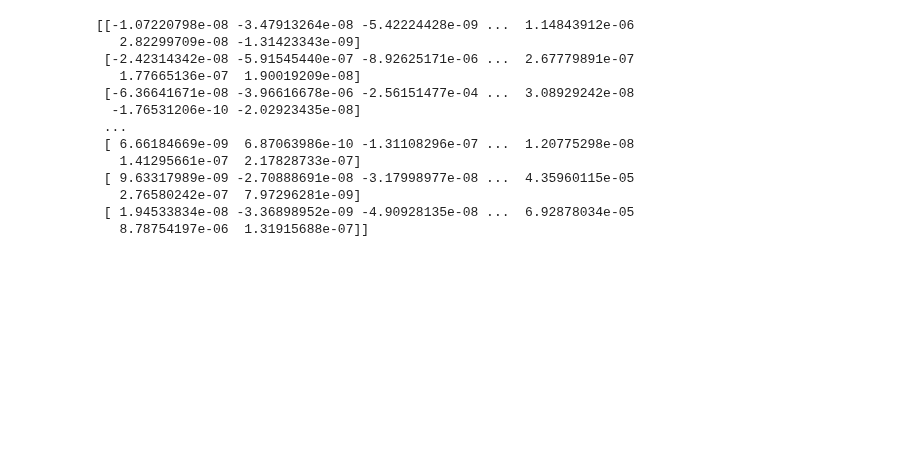
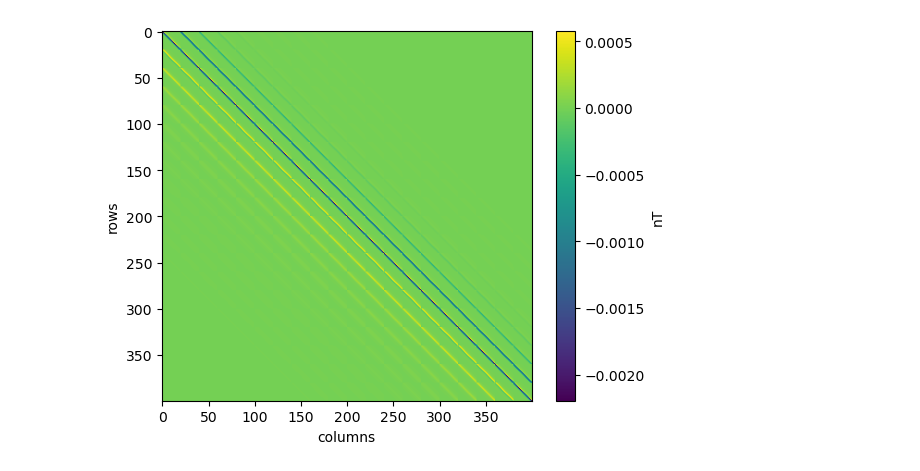
Before and after one commit to compgeolab/eqs-magnetic-spherical, a Jupyter notebook: code/first-inversion.ipynb, the cells around one changed output. Cells and saved outputs as stored; diff of their text form; code cells hidden in the pictures; blank space fills up the shorter version.

```diff
--- a/code/first-inversion.ipynb
+++ b/code/first-inversion.ipynb
@@ -143,39 +124,32 @@ def jacobian(coordinates, dipoles, magnetic_moments, I_F, D_F):
 # %%
 estimated_source_coord =  vd.grid_coordinates(
     region=(-3, 4, -2, 3),
-    shape=(5, 5),
-    extra_coords=ellipsoid.mean_radius - 4e4,
+    shape=(20, 20),
+    extra_coords=ellipsoid.mean_radius - 4.5e4
 )
 
 
 magnetic_moments_eqs = (
-    np.full((5, 5), 0.0),
-    np.full((5, 5), 0.0),
-    np.full((5, 5), 1.0)
+    np.full((20, 20), 1.0),
+    np.full((20, 20), 1.0),
+    np.full((20, 20), 1.0)
 )
 
 A = jacobian(
     coordinates=coordinates,
     dipoles=estimated_source_coord,
     magnetic_moments=magnetic_moments_eqs,
-    I_F=0,
-    D_F=0)
-
-print(A)
+    I_F=90,
+    D_F=90)
-# %% [output]
-[[-1.07220798e-08 -3.47913264e-08 -5.42224428e-09 ...  1.14843912e-06
-   2.82299709e-08 -1.31423343e-09]
- [-2.42314342e-08 -5.91545440e-07 -8.92625171e-06 ...  2.67779891e-07
-   1.77665136e-07  1.90019209e-08]
- [-6.36641671e-08 -3.96616678e-06 -2.56151477e-04 ...  3.08929242e-08
-  -1.76531206e-10 -2.02923435e-08]
- ...
- [ 6.66184669e-09  6.87063986e-10 -1.31108296e-07 ...  1.20775298e-08
-   1.41295661e-07  2.17828733e-07]
- [ 9.63317989e-09 -2.70888691e-08 -3.17998977e-08 ...  4.35960115e-05
-   2.76580242e-07  7.97296281e-09]
- [ 1.94533834e-08 -3.36898952e-09 -4.90928135e-08 ...  6.92878034e-05
-   8.78754197e-06  1.31915688e-07]]
+# %%
+plt.figure()
+plt.imshow(A)
+plt.colorbar(label="nT")
+plt.xlabel("columns")
+plt.ylabel("rows")
+plt.show()
+# %% [output]
+[figure, added]
 # %%
 def calculate_coefficients(observed_data, A, damping):
 
```
Also changed, not shown: parts of 14 cells of this notebook, 1 other file.
